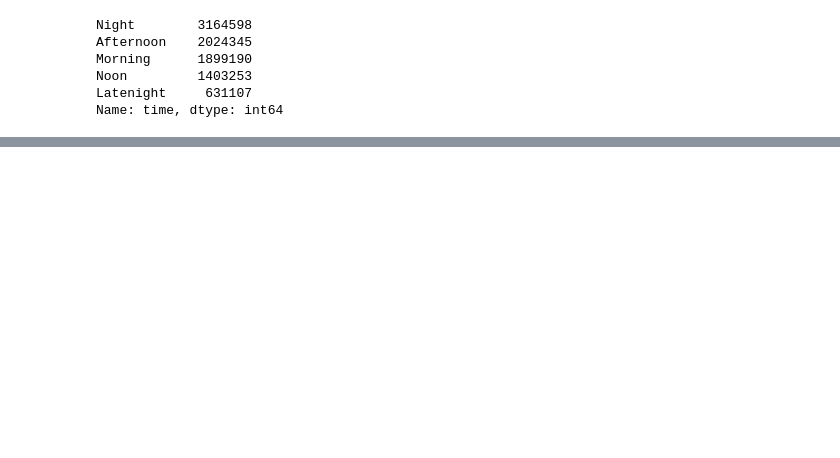
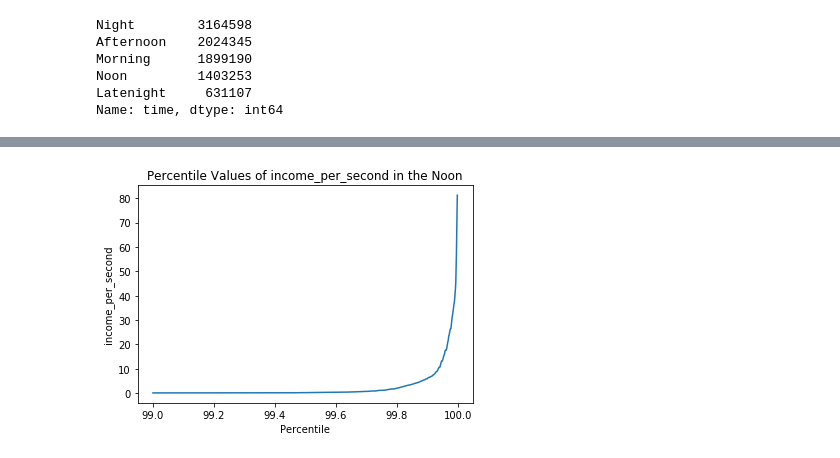
Before and after one commit to kefuzhu/University-of-Rochester, a Jupyter notebook: DSC440/Final-Project/code/Test.ipynb, the cells around one changed output, grey strips where cells are left out. Saved outputs shown, nothing was run; the diff lists cells and outputs as text; code cells hidden in the pictures; blank space fills up the shorter version.

```diff
--- a/DSC440/Final-Project/code/Test.ipynb
+++ b/DSC440/Final-Project/code/Test.ipynb
@@ -280,0 +338,7 @@ Name: time, dtype: int64
+# %%
+noon_percentile = plot_percentile(data = taxi_data.loc[taxi_data.time == 'Noon', 'income_per_second'],
+                                  percentile_list = np.arange(99,99.999,0.001),
+                                  title = 'Percentile Values of income_per_second in the Noon',
+                                  xlabel = 'Percentile', ylabel = 'income_per_second')
+# %% [output]
+[figure, added]
```
Also changed, not shown: parts of 45 cells of this notebook.
